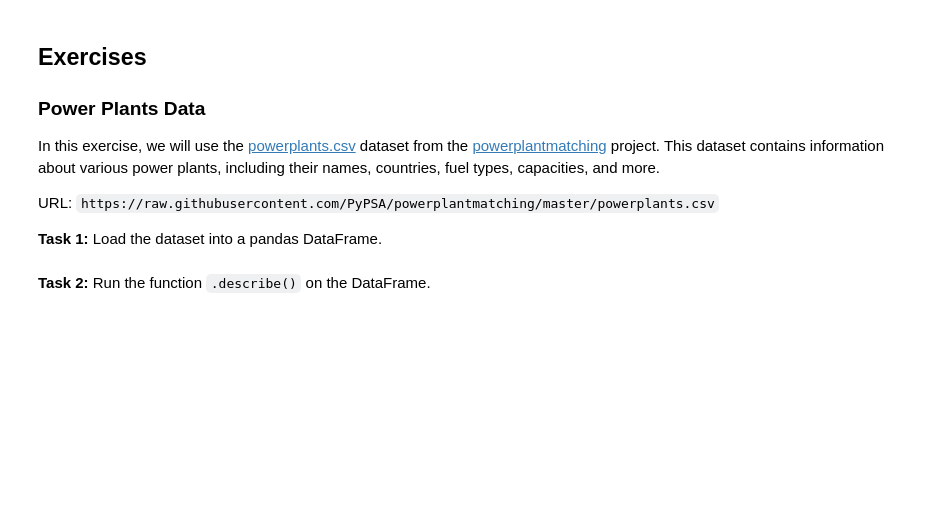
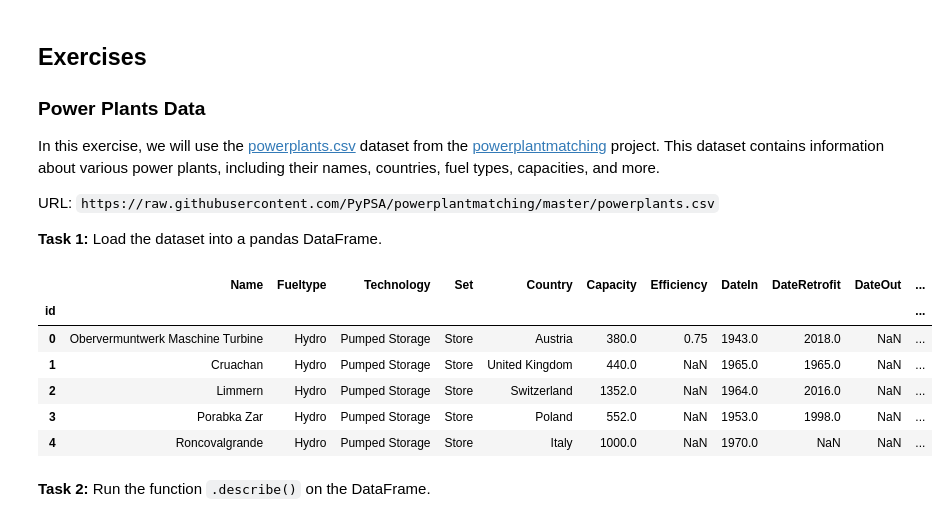
Before and after one commit to ashley-ding/pypsa-lab, a Jupyter notebook: course/03-workshop-pandas.ipynb, the cells around one changed output. Cells and saved outputs as stored; diff of their text form; code cells hidden in the pictures; blank space fills up the shorter version.

```diff
--- a/course/03-workshop-pandas.ipynb
+++ b/course/03-workshop-pandas.ipynb
@@ -395,5 +699,35 @@ In this exercise, we will use the [powerplants.csv](https://raw.githubuserconten
 URL: `https://raw.githubusercontent.com/PyPSA/powerplantmatching/master/powerplants.csv`
 
 **Task 1:** Load the dataset into a pandas DataFrame.
+# %%
+import pandas as pd
+import numpy as np
+import matplotlib.pyplot as plt
+from pathlib import Path
+
+# start with the notebook's working directory
+notebook_path = Path.cwd()
+
+# define project folder path
+project_path = notebook_path.parent
+
+# define data folder path
+data_path = project_path / "data"
+
+# define the file path for the powerplants CSV file
+powerplants_file = data_path / "powerplants.txt"
+
+# read the csv data
+df = pd.read_csv(powerplants_file, index_col=0)
+
+display(df.head())
+# %% [output]
+|  | Name | Fueltype | Technology | Set | Country | Capacity | Efficiency | DateIn | DateRetrofit | DateOut | ... |
+| id |  |  |  |  |  |  |  |  |  |  | ... |
+| 0 | Obervermuntwerk Maschine Turbine | Hydro | Pumped Storage | Store | Austria | 380.0 | 0.75 | 1943.0 | 2018.0 | NaN | ... |
+| 1 | Cruachan | Hydro | Pumped Storage | Store | United Kingdom | 440.0 | NaN | 1965.0 | 1965.0 | NaN | ... |
+| 2 | Limmern | Hydro | Pumped Storage | Store | Switzerland | 1352.0 | NaN | 1964.0 | 2016.0 | NaN | ... |
+| 3 | Porabka Zar | Hydro | Pumped Storage | Store | Poland | 552.0 | NaN | 1953.0 | 1998.0 | NaN | ... |
+| 4 | Roncovalgrande | Hydro | Pumped Storage | Store | Italy | 1000.0 | NaN | 1970.0 | NaN | NaN | ... |
 # %% [markdown]
 **Task 2:** Run the function `.describe()` on the DataFrame.
```
Also changed, not shown: parts of 69 cells of this notebook, 1 other file.
